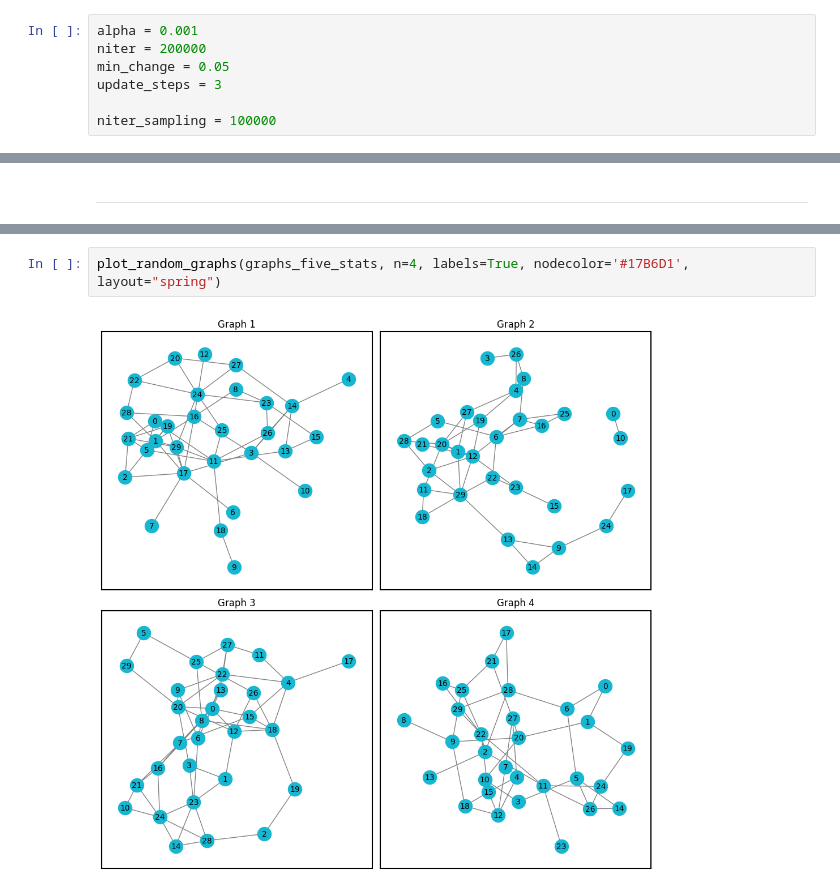
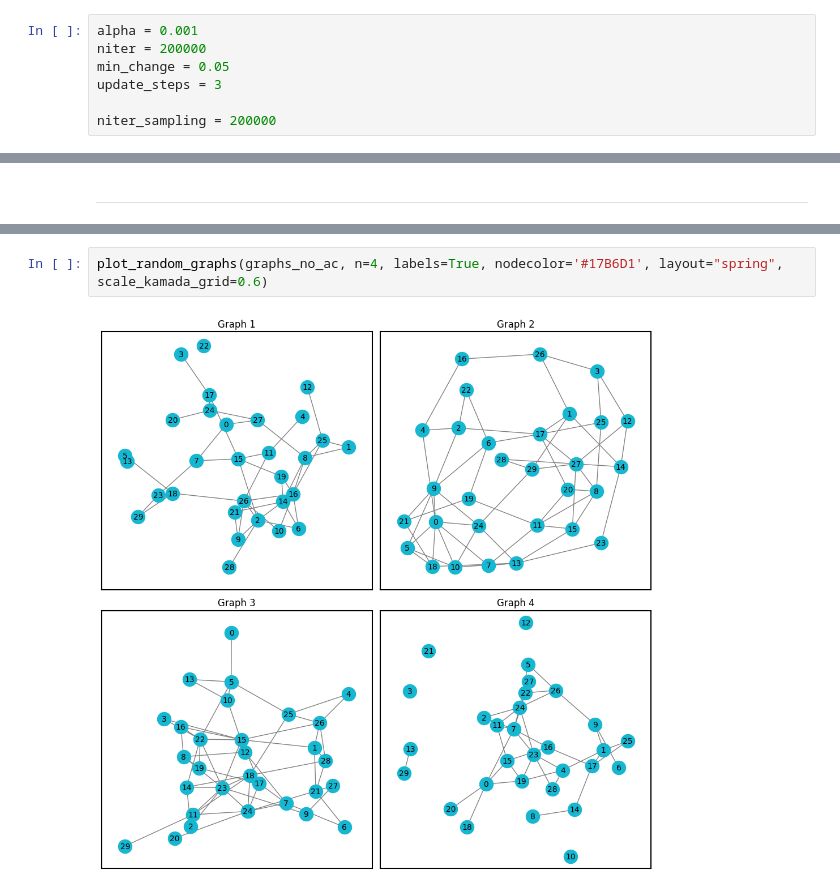
Before and after one commit to LorenzoTonet/torch_erg_experiments, a Jupyter notebook: IEEE_grids.ipynb, the cells around one changed output, grey strips where cells are left out. Cells and saved outputs as stored; diff of their text form.

```diff
--- a/IEEE_grids.ipynb
+++ b/IEEE_grids.ipynb
@@ -38,7 +65,7 @@ niter = 200000
 min_change = 0.05
 update_steps = 3
 
-niter_sampling = 100000
+niter_sampling = 200000
 # %% [markdown]
 ## MH con 5 osservabili
 # %%
@@ -360,4 +402,4 @@ plot_params_iterations2(all_param_sets)
 # %%
-plot_random_graphs(graphs_five_stats, n=4, labels=True, nodecolor='#17B6D1', layout="spring")
+plot_random_graphs(graphs_no_ac, n=4, labels=True, nodecolor='#17B6D1', layout="spring", scale_kamada_grid=0.6)
 # %% [output]
-[figure, old version]
+[figure, new version]
```
Also changed, not shown: parts of 21 cells of this notebook.
